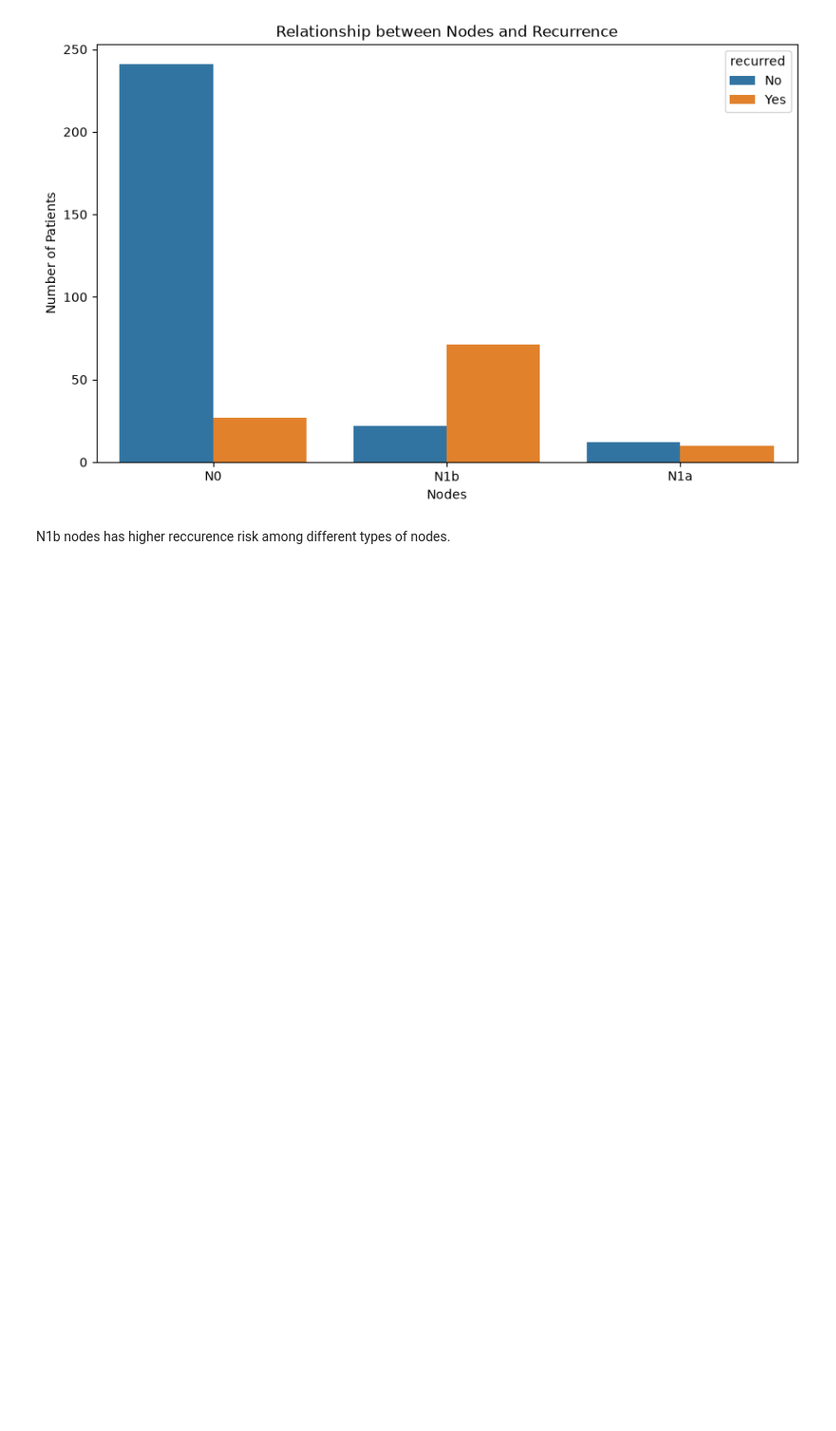
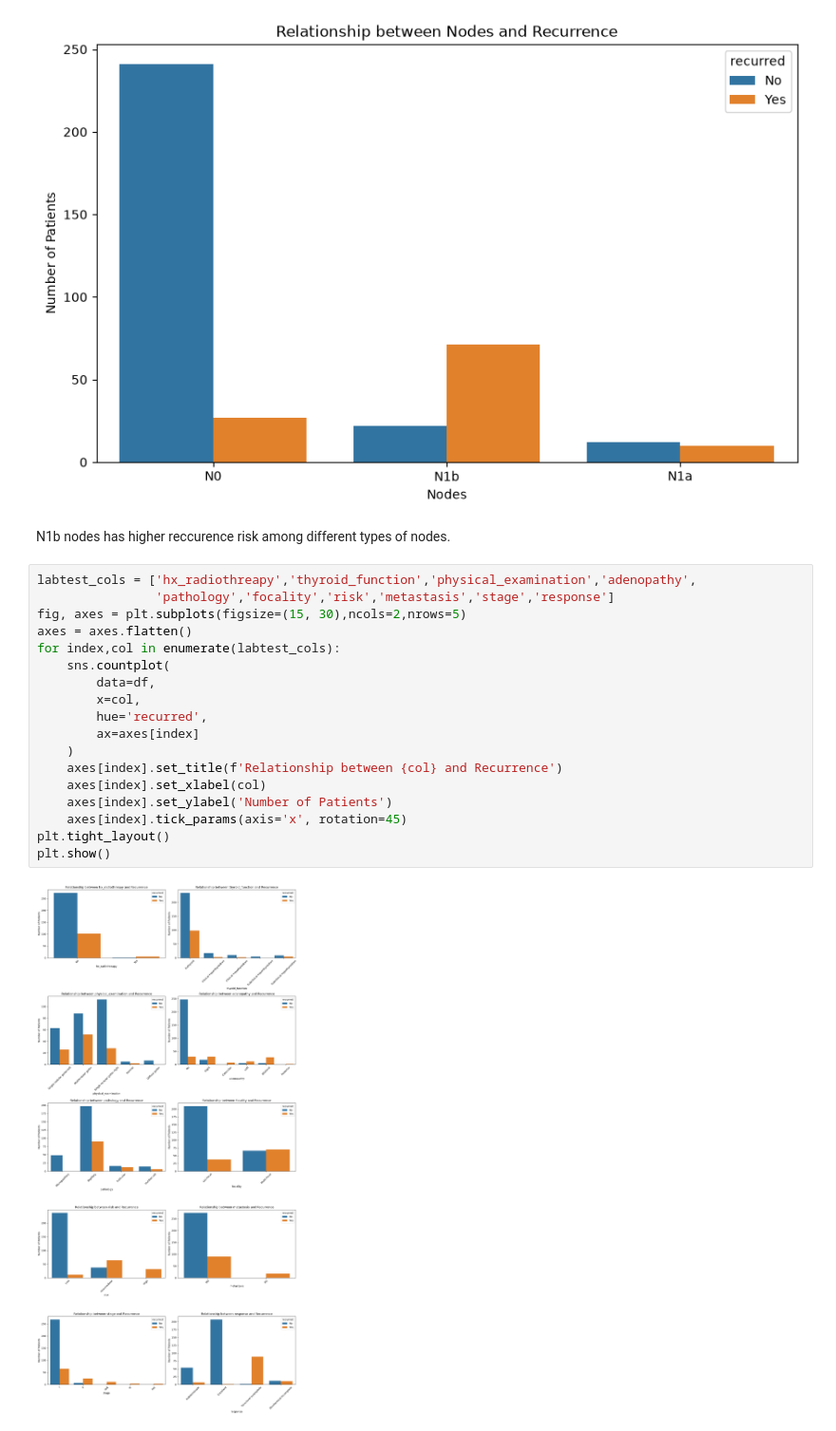
Before and after one commit to TravisArnt/thyroid-recurrence-prediction, a Jupyter notebook: notebooks/01_eda.ipynb, the cells around one changed output. Shown at 95% size. Saved outputs shown, nothing was run; the diff lists cells and outputs as text; blank space fills up the shorter version.

```diff
--- a/notebooks/01_eda.ipynb
+++ b/notebooks/01_eda.ipynb
@@ -259,3 +322,23 @@ plt.show()
 [figure]
 # %% [markdown]
 N1b nodes has higher reccurence risk among different types of nodes.
+# %%
+labtest_cols = ['hx_radiothreapy','thyroid_function','physical_examination','adenopathy',
+                'pathology','focality','risk','metastasis','stage','response']
+fig, axes = plt.subplots(figsize=(15, 30),ncols=2,nrows=5)
+axes = axes.flatten()
+for index,col in enumerate(labtest_cols):
+    sns.countplot(
+        data=df,
+        x=col,
+        hue='recurred',
+        ax=axes[index]
+    )
+    axes[index].set_title(f'Relationship between {col} and Recurrence')
+    axes[index].set_xlabel(col)
+    axes[index].set_ylabel('Number of Patients')
+    axes[index].tick_params(axis='x', rotation=45)
+plt.tight_layout()
+plt.show()
+# %% [output]
+[figure, added]
```
Also changed, not shown: parts of 19 cells of this notebook.
